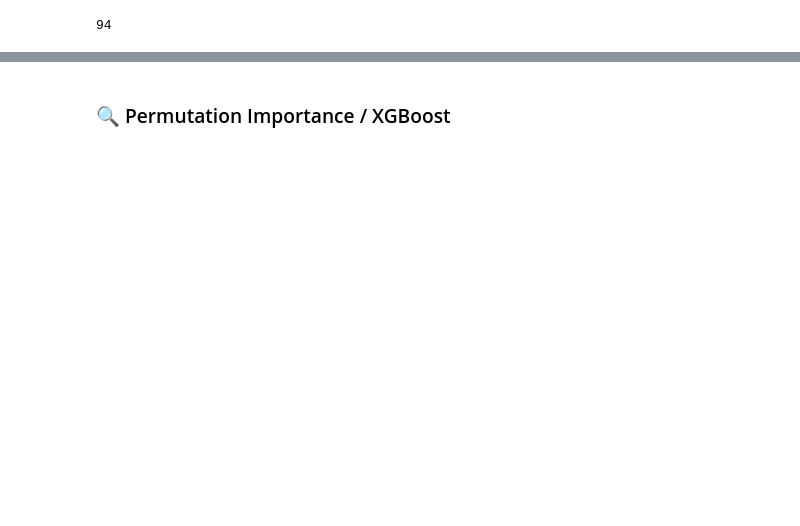
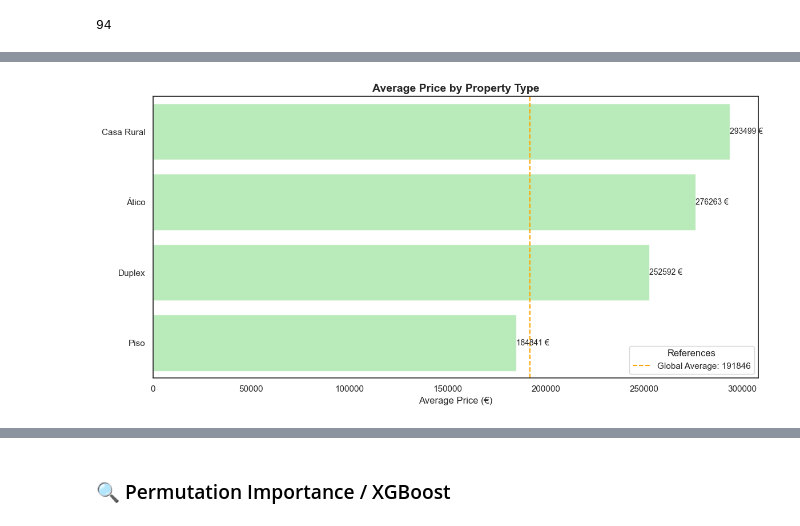
Before and after one commit to apvwbm/HousingPricePredictor-Asturias, a Jupyter notebook: src/results_notebook/final_results.ipynb, the cells around one changed output, grey strips where cells are left out. Saved outputs shown, nothing was run; the diff lists cells and outputs as text; code cells hidden in the pictures; blank space fills up the shorter version.

```diff
--- a/src/results_notebook/final_results.ipynb
+++ b/src/results_notebook/final_results.ipynb
@@ -594,0 +365,33 @@ print(resultados_df)
+# %%
+# Calculate average price by property type
+price_by_type = df.groupby('property_type')['price'].mean().sort_values(ascending=False)
+
+# Create the bar plot
+fig, ax = plt.subplots(figsize=(12, 6))
+sns.barplot(
+    x=price_by_type.values,
+    y=price_by_type.index,
+    color='lightgreen',
+    alpha=0.7,
+    orient='h'
+)
+
+# Add reference line for global average
+global_avg_price = df['price'].mean()
+ax.axvline(global_avg_price, color='orange', linestyle='--', linewidth=1.5, label=f'Global Average: {round(global_avg_price)}')
+
+# Add labels above the bars
+for i, value in enumerate(price_by_type.values):
+    ax.text(value + 5, i, f'{round(value)} €', va='center', fontsize=10)
+
+# Titles and labels
+ax.set_title('Average Price by Property Type', fontsize=14, fontweight='bold')
+ax.set_xlabel('Average Price (€)', fontsize=12)
+ax.set_ylabel('', fontsize=12)
+ax.legend(loc='lower right', title='References')
+
+plt.tight_layout()
+plt.savefig("../img/price_by_property_type.png", dpi=300, bbox_inches="tight")
+plt.show()
+# %% [output]
+[figure, added]
```
Also changed, not shown: parts of 100 cells of this notebook, 19 other files.
